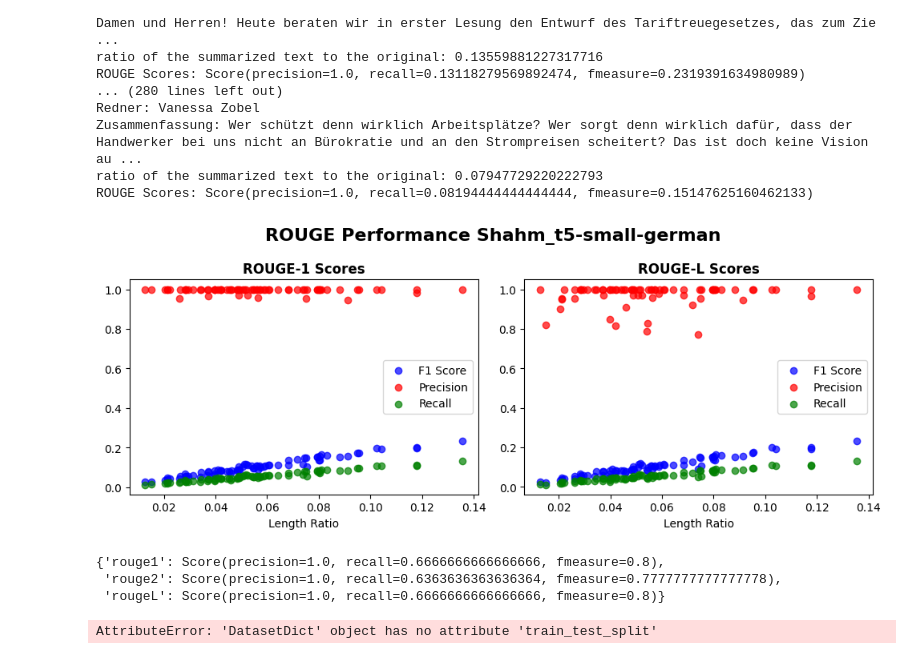
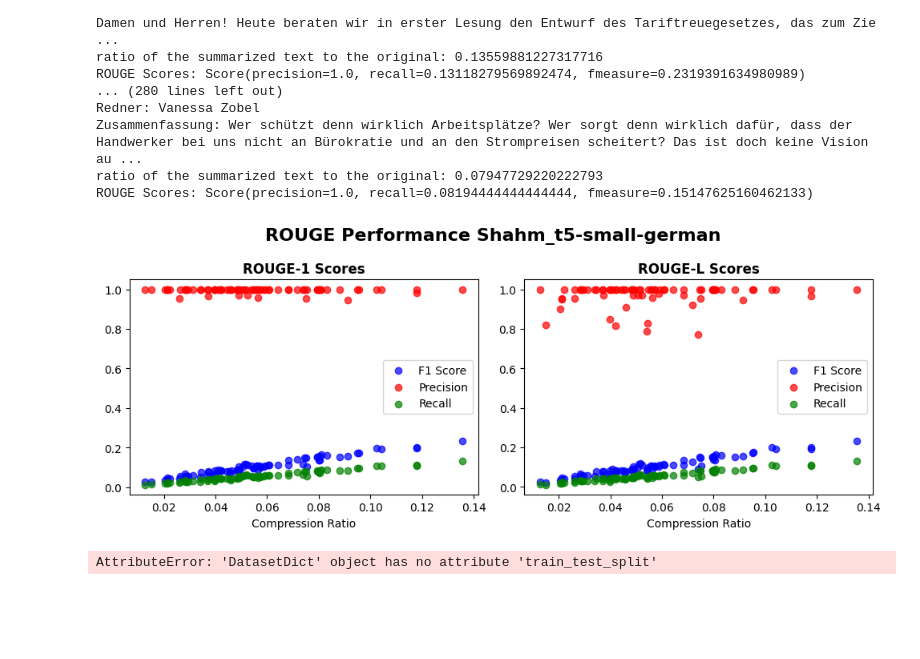
Before and after one commit to Roby290597/bundestag_speeches, a Jupyter notebook: results/text_summarization.ipynb, the cells around one changed output. Drawn from its saved outputs; the diff is of its cells as text; code cells hidden in the pictures; blank space fills up the shorter version.

```diff
--- a/results/text_summarization.ipynb
+++ b/results/text_summarization.ipynb
@@ -223,59 +223,29 @@ ROUGE Scores: Score(precision=1.0, recall=0.08194444444444444, fmeasure=0.151476
 # %%
 import matplotlib.pyplot as plt
 
 new_model_name = model_name.replace("/", "_")
 
 
 fig,  ax = plt.subplots(1, 2, figsize=(10, 4))
 
 ax[0].scatter(length_ratios, f1s_r1, color='blue', alpha=0.7, label='F1 Score')
 ax[0].scatter(length_ratios, precisions_r1, color='red', alpha=0.7, label='Precision')
 ax[0].scatter(length_ratios, recalls_r1, color='green', alpha=0.7, label='Recall')
 ax[0].set_title('ROUGE-1 Scores', fontweight='bold')
-ax[0].set_xlabel('Length Ratio')
+ax[0].set_xlabel('Compression Ratio')
 ax[0].legend()
 
 ax[1].scatter(length_ratios, f1s_rL, color='blue', alpha=0.7, label='F1 Score')
 ax[1].scatter(length_ratios, precisions_rL, color='red', alpha  =0.7, label='Precision')
 ax[1].scatter(length_ratios, recalls_rL, color='green', alpha=0.7, label='Recall')
 ax[1].set_title('ROUGE-L Scores', fontweight='bold')
-ax[1].set_xlabel('Length Ratio')
+ax[1].set_xlabel('Compression Ratio')
 ax[1].legend()
 
 plt.suptitle(f"ROUGE Performance {new_model_name}", size =16, fontweight='bold')
 #plt.text(0.1, -0.5, 'Length Ratio (Summary Length / Original Length)', ha='center', fontsize=5)
 plt.tight_layout()
 plt.savefig(f"rouge_performance_with_{new_model_name}.png")
 plt.show()
 # %% [output]
-[figure, old version]
+[figure, new version]
-# %%
-from rouge_score import rouge_scorer
-
-
-senetence1 = "The quick brown fox jumps on the dog !"
-senetence2 = "The quick brown fox jumps on the dog."
-
-scorer = rouge_scorer.RougeScorer(['rouge1', 'rouge2','rougeL'], use_stemmer=True)
-scores = scorer.score(senetence1, senetence2)
-
-
-
-
-from transformers import AutoTokenizer
-
-checkpoint = "google-t5/t5-small"
-tokenizer = AutoTokenizer.from_pretrained(checkpoint)
-
-
-
-from transformers import DataCollatorForSeq2Seq
-
-data_collator = DataCollatorForSeq2Seq(tokenizer=tokenizer, model=checkpoint)
-
-
-prefix = "summarize: "
-# %% [output]
-{'rouge1': Score(precision=1.0, recall=0.6666666666666666, fmeasure=0.8),
- 'rouge2': Score(precision=1.0, recall=0.6363636363636364, fmeasure=0.7777777777777778),
- 'rougeL': Score(precision=1.0, recall=0.6666666666666666, fmeasure=0.8)}
```
Also changed, not shown: parts of 3 cells of this notebook, 2 other files.
